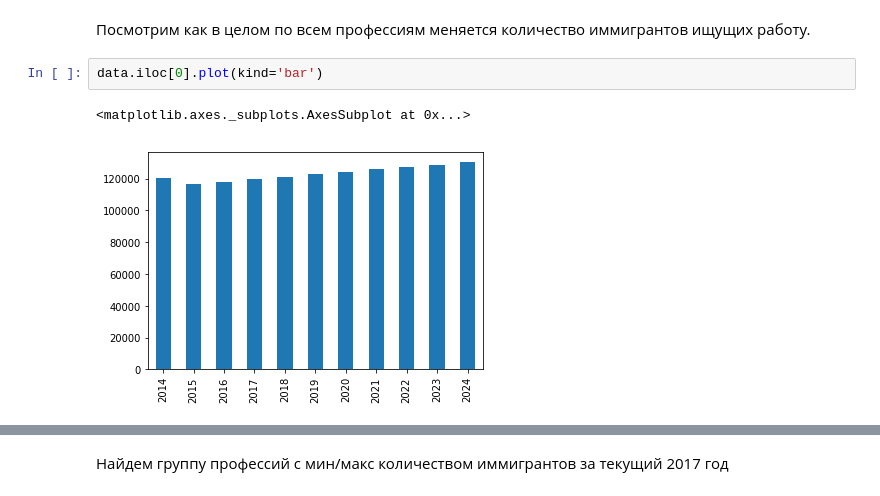
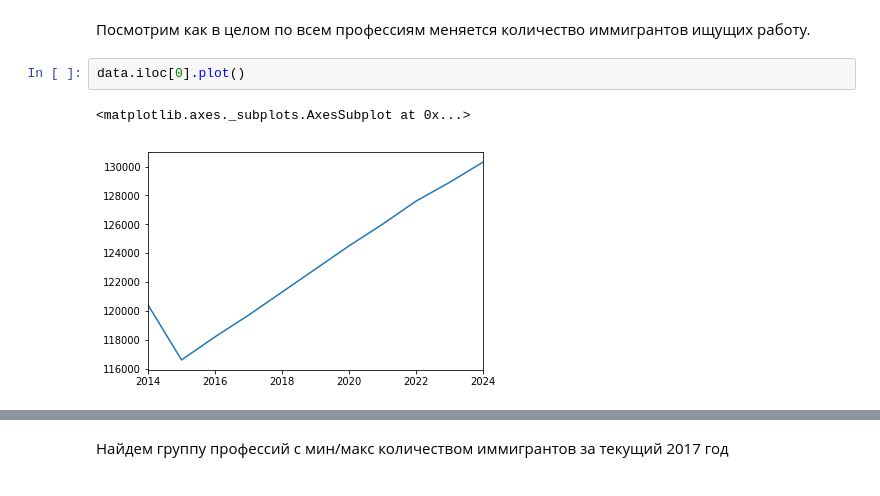
Before and after one commit to livestalker-archive/python-17, a Jupyter notebook: hw8/hw8.ipynb, the cells around one changed output, grey strips where cells are left out. Drawn from its saved outputs; the diff is of its cells as text.

```diff
--- a/hw8/hw8.ipynb
+++ b/hw8/hw8.ipynb
@@ -91,7 +91,7 @@ data = data[(data != 0).any(axis=1)]
 # %% [markdown]
 Посмотрим как в целом по всем профессиям меняется количество иммигрантов ищущих работу.
 # %%
-data.iloc[0].plot(kind='bar')
+data.iloc[0].plot()
 # %% [output]
 <matplotlib.axes._subplots.AxesSubplot at 0x...>
-[figure, old version]
+[figure, new version]
```
Also changed, not shown: parts of 8 cells of this notebook.
